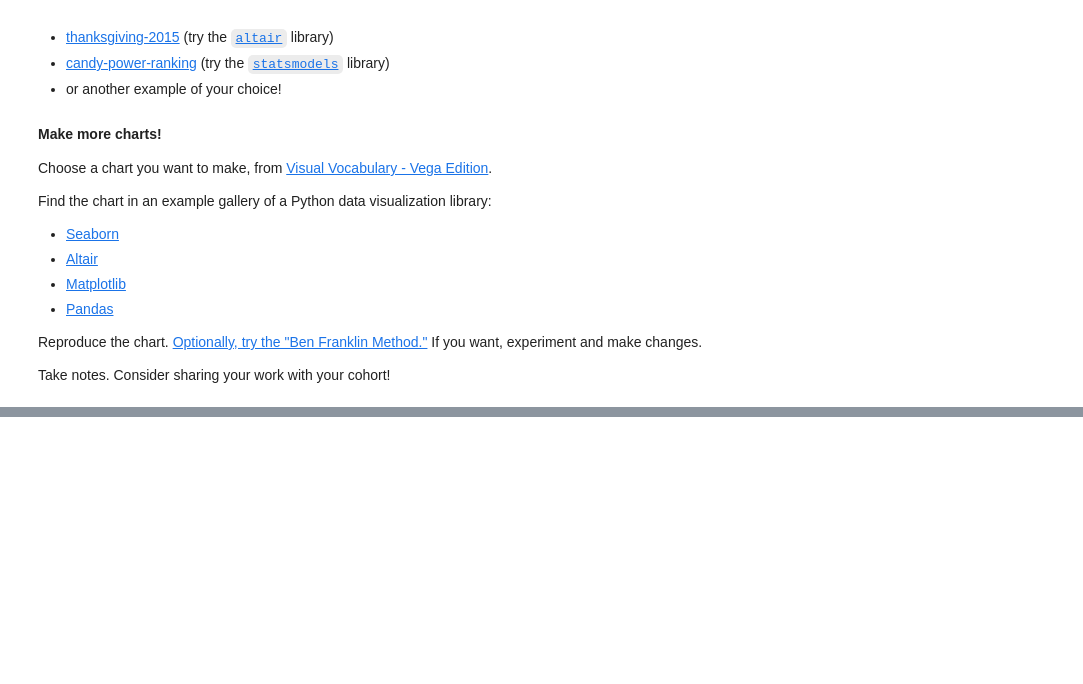
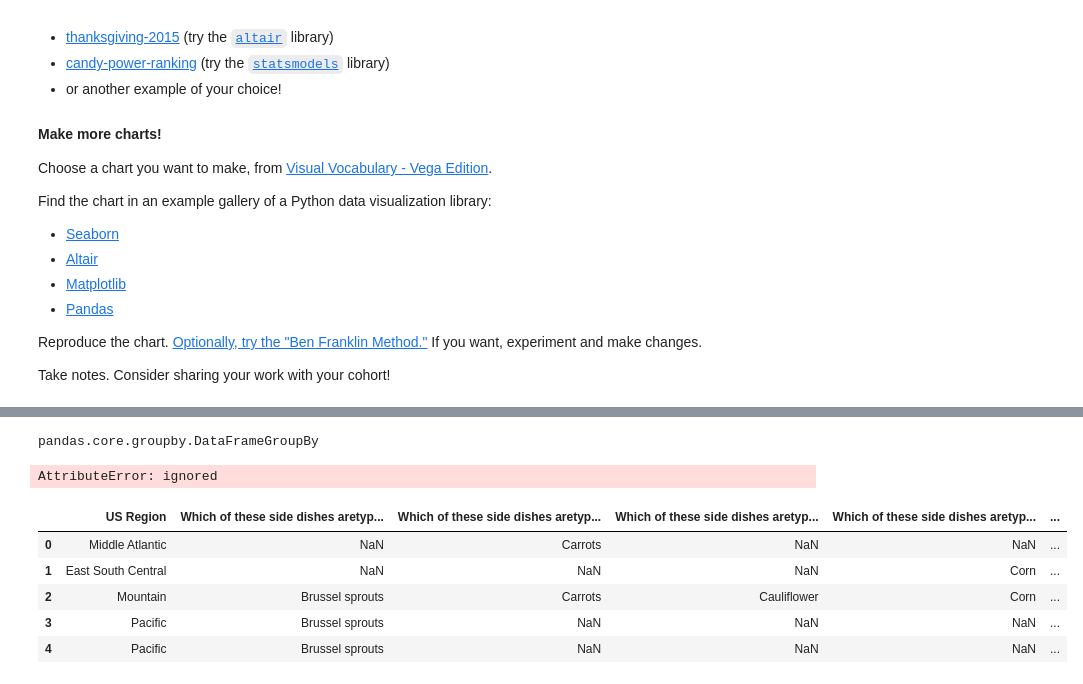
Before and after one commit to bloominstituteoftechnology/DS-Unit-1-Sprint-3-Data-Storytelling, a Jupyter notebook: module3-make-explanatory-visualizations/LS_DS_223_Make_explanatory_visualizations.ipynb, the cells around one changed output, grey strips where cells are left out. Drawn from its saved outputs; the diff is of its cells as text; code cells hidden in the pictures; blank space fills up the shorter version.

Commit message:
Trying to groupby all features but .value_counts() doesn't work. Debugging

```diff
--- a/module3-make-explanatory-visualizations/LS_DS_223_Make_explanatory_visualizations.ipynb
+++ b/module3-make-explanatory-visualizations/LS_DS_223_Make_explanatory_visualizations.ipynb
@@ -330,0 +413,18 @@ Take notes. Consider sharing your work with your cohort!
+# %%
+type(group)
+# %% [output]
+pandas.core.groupby.DataFrameGroupBy
+# %%
+group.columns
+# %% [output]
+AttributeError: ignored
+# %%
+merged = pd.concat([tksgiv_df['US Region'], tksgiv_df[ tksgiv_df.columns[11:26] ]], axis=1)
+merged.head()
+# %% [output]
+|  | US Region | Which of these side dishes aretyp... | Which of these side dishes aretyp... | Which of these side dishes aretyp... | Which of these side dishes aretyp... | ... |
+| 0 | Middle Atlantic | NaN | Carrots | NaN | NaN | ... |
+| 1 | East South Central | NaN | NaN | NaN | Corn | ... |
+| 2 | Mountain | Brussel sprouts | Carrots | Cauliflower | Corn | ... |
+| 3 | Pacific | Brussel sprouts | NaN | NaN | NaN | ... |
+| 4 | Pacific | Brussel sprouts | NaN | NaN | NaN | ... |
```
Also changed, not shown: parts of 14 cells of this notebook.
